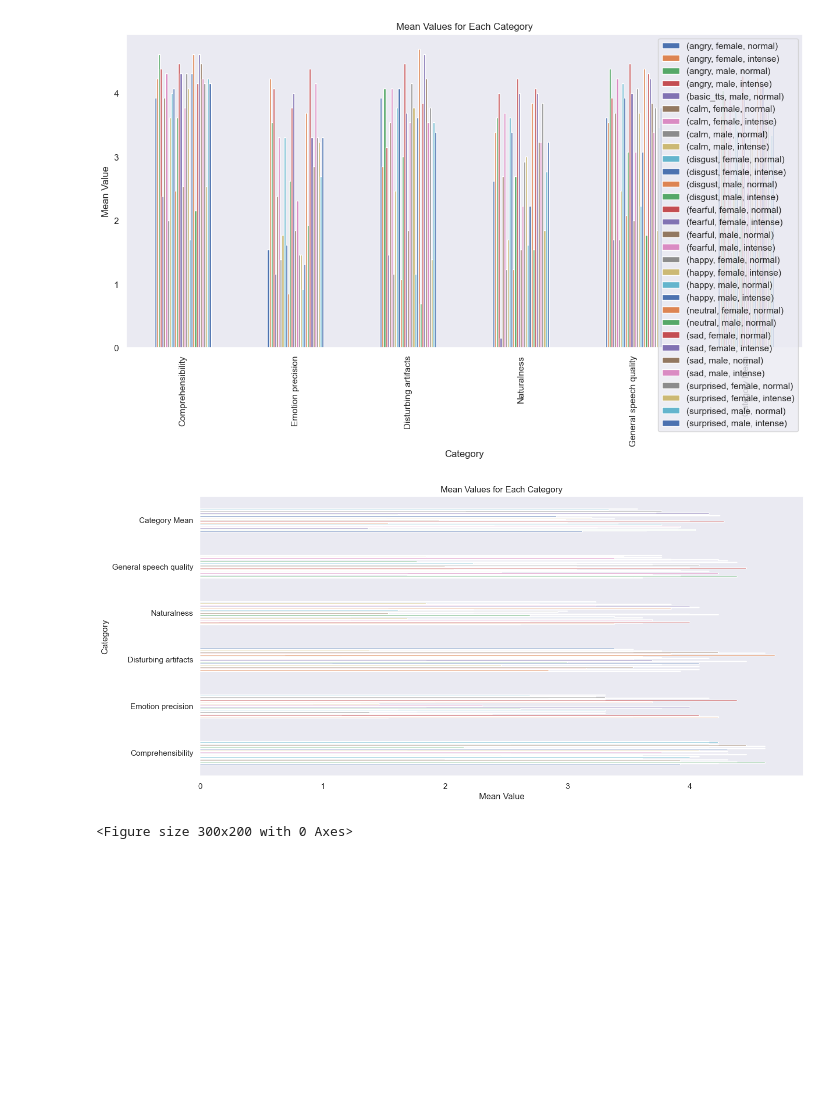
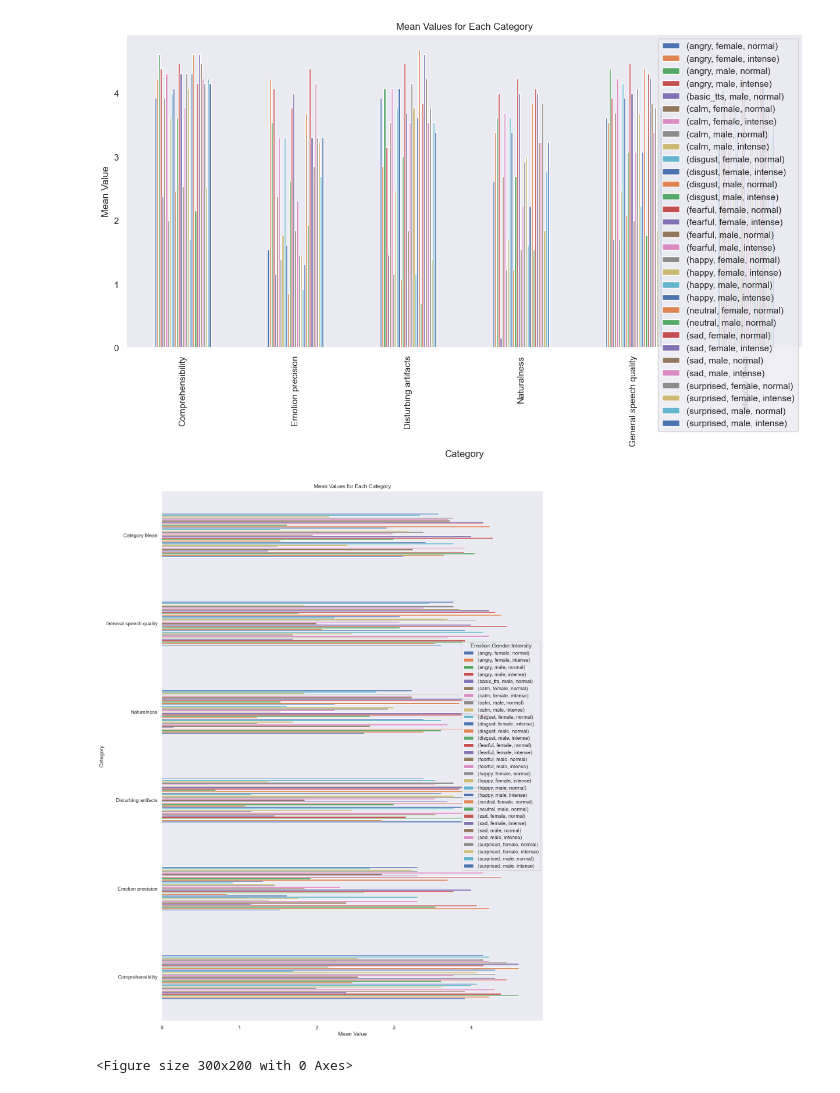
Before and after one commit to LeanderVonSeelstrang/TTS, a Jupyter notebook: survey/make_plots.ipynb, the cells around one changed output. Drawn from its saved outputs; the diff is of its cells as text; code cells hidden in the pictures; blank space fills up the shorter version.

```diff
--- a/survey/make_plots.ipynb
+++ b/survey/make_plots.ipynb
@@ -265,18 +368,18 @@ plt.show()
 # %% [output]
 [figure]
 # %%
-ax = mean_df.plot(kind='barh', figsize=(15, 7), legend=False)
+ax = mean_df.plot(kind='barh', figsize=(15, 21))#, legend=False)
 plt.title('Mean Values for Each Category')
 plt.xlabel('Mean Value')
 plt.ylabel('Category')
 #plt.legend(loc='best')
 plt.show()
 
 fig_legend = plt.figure(figsize=(3, 2))
 plt.figlegend(*ax.get_legend_handles_labels(), loc='upper left')
 plt.show()
 # %% [output]
-[figure, old version]
+[figure, new version]
 <Figure size 300x200 with 0 Axes>
 # %%
 #result_df.info
```
Also changed, not shown: parts of 16 cells of this notebook, 8 other files.
